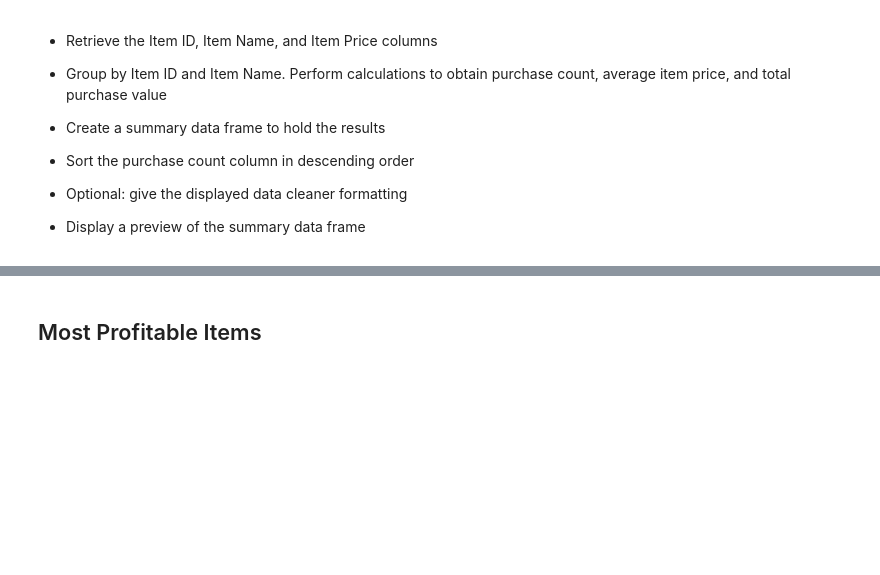
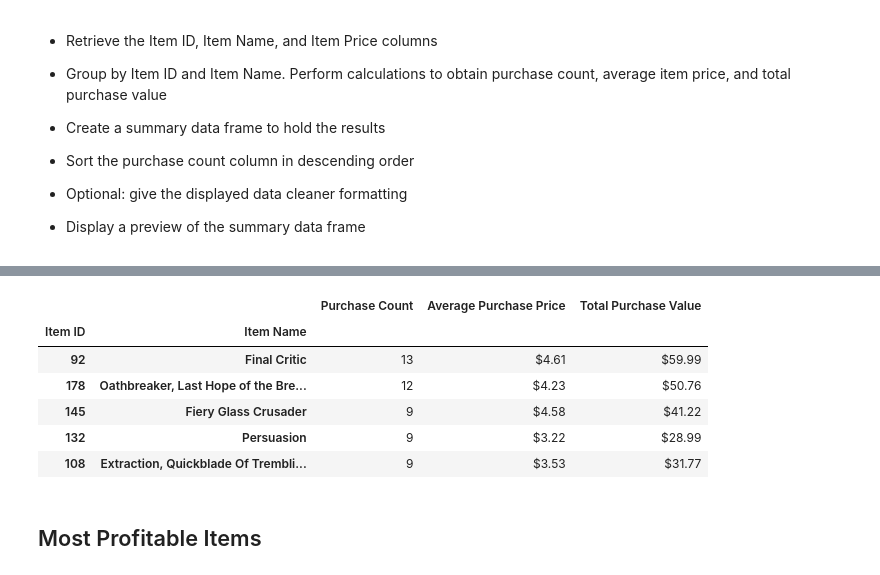
Before and after one commit to bxprdr25/pandas-challenge, a Jupyter notebook: HeroesOfPymoli/HeroesOfPymoli_starter.ipynb, the cells around one changed output, grey strips where cells are left out. Drawn from its saved outputs; the diff is of its cells as text; code cells hidden in the pictures; blank space fills up the shorter version.

```diff
--- a/HeroesOfPymoli/HeroesOfPymoli_starter.ipynb
+++ b/HeroesOfPymoli/HeroesOfPymoli_starter.ipynb
@@ -148,0 +185,22 @@ summary_df
+# %%
+# Establish bins for ages and create labels
+demo_bins = [0, 9.90, 14.90, 19.90, 24.90, 29.90, 34.90, 39.90, 99999]
+groups = ["<10", "10-14", "15-19", "20-24", "25-29", "30-34", "35-39", "40+"]
+
+# slice the data using pd.cut and  Categorize the existing players based on age_bins
+purchase_data_df["Age Ranges"] = pd.cut(purchase_data_df["Age"],demo_bins, labels=groups)
+
+#group dataframe by Age Ranges
+age_group_df = purchase_data_df.groupby("Age Ranges")
+
+#Calculate the unique screen names and get the number of gender for each so only 1 value for every screen name is tallied
+unique_age_df = age_group_df["SN"].nunique()
+
+#Calculate the average player percentage for each age range
+age_percentage_df = round((unique_age_df / screen_name)*100,2).map("{0:,.2f}%".format)
+
+#Create the age range dataframe summary
+age_summary_df = pd.DataFrame({"Total Count": unique_age_df,
+                               "Percentage of Players": age_percentage_df})
+
+age_summary_df
@@ -230,3 +337,31 @@ summary_df
+# %%
+#Retrieve the Item ID, Item Name, and Item Price columns
+popular_items_df = purchase_data_df[["Item ID", "Item Name","Price"]]
+
+#Group by Item ID and Item Name
+popular_items_grouped = popular_items_df.groupby(["Item ID", "Item Name"])
+
+#Perform calculations to obtain purchase count, average item price, and total purchase value
+most_popular_count = popular_items_grouped["Item Name"].count()
+avg_most_popular = popular_items_grouped["Price"].mean()
+total_most_popular = popular_items_grouped["Price"].sum()
+
+#Most popular items summary dataframe
+most_popular_summary = pd.DataFrame({"Purchase Count": most_popular_count,
+                              "Average Purchase Price": avg_most_popular,
+                              "Total Purchase Value": total_most_popular})
+
+#Most popular items summary dataframe sorted by purchase count and formatted
+most_popular_summary.sort_values(by="Purchase Count", ascending=False).head().style.format({"Average Purchase Price":"${:,.2f}",
+                                   "Total Purchase Value":"${:,.2f}"})
+# %% [output]
+|  |  | Purchase Count | Average Purchase Price | Total Purchase Value |
+| Item ID | Item Name |  |  |  |
+| 92 | Final Critic | 13 | $4.61 | $59.99 |
+| 178 | Oathbreaker, Last Hope of the Bre... | 12 | $4.23 | $50.76 |
+| 145 | Fiery Glass Crusader | 9 | $4.58 | $41.22 |
+| 132 | Persuasion | 9 | $3.22 | $28.99 |
+| 108 | Extraction, Quickblade Of Trembli... | 9 | $3.53 | $31.77 |
 # %% [markdown]
 ## Most Profitable Items
 # %% [markdown]
```
Also changed, not shown: parts of 23 cells of this notebook.
